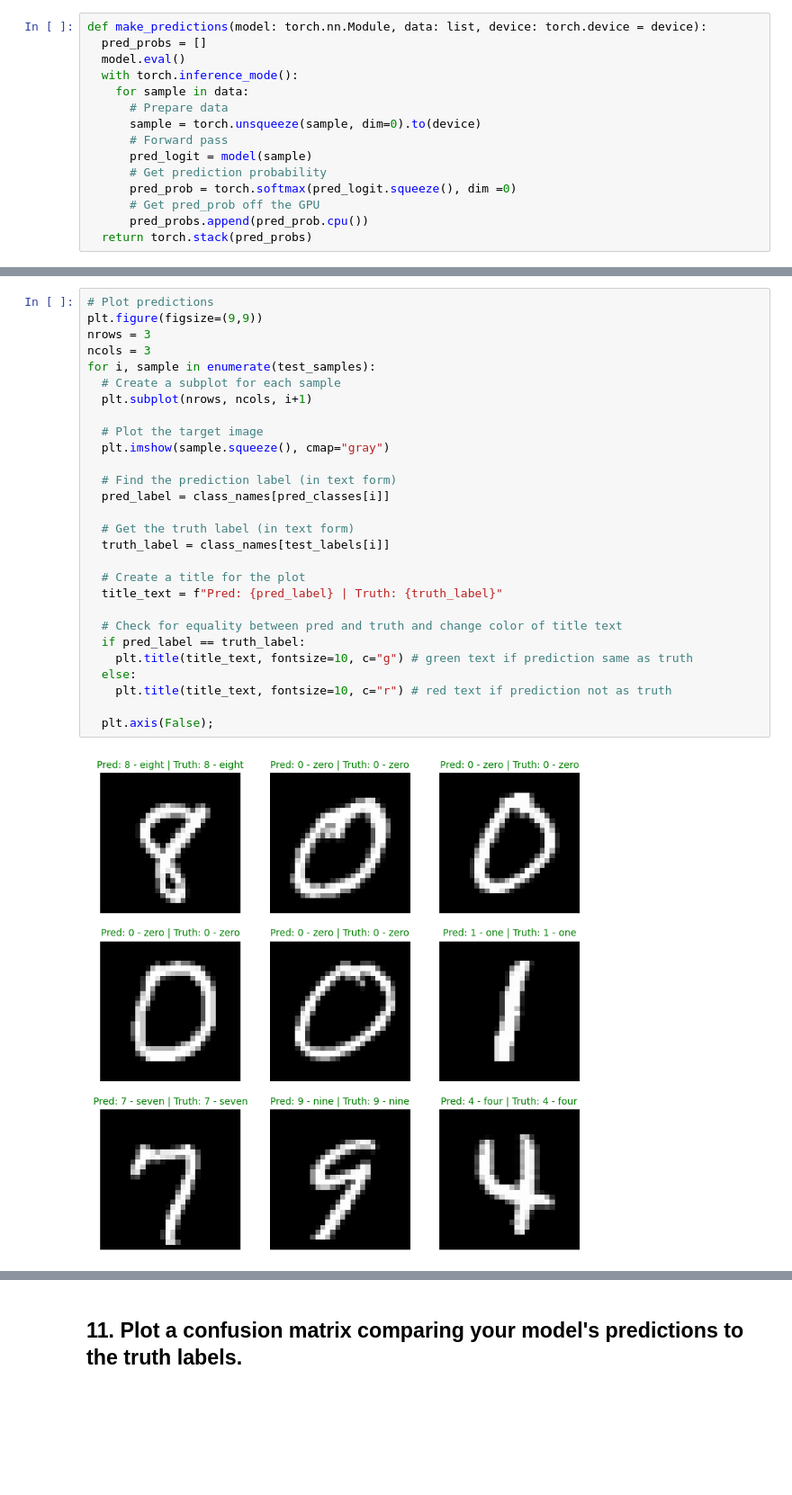
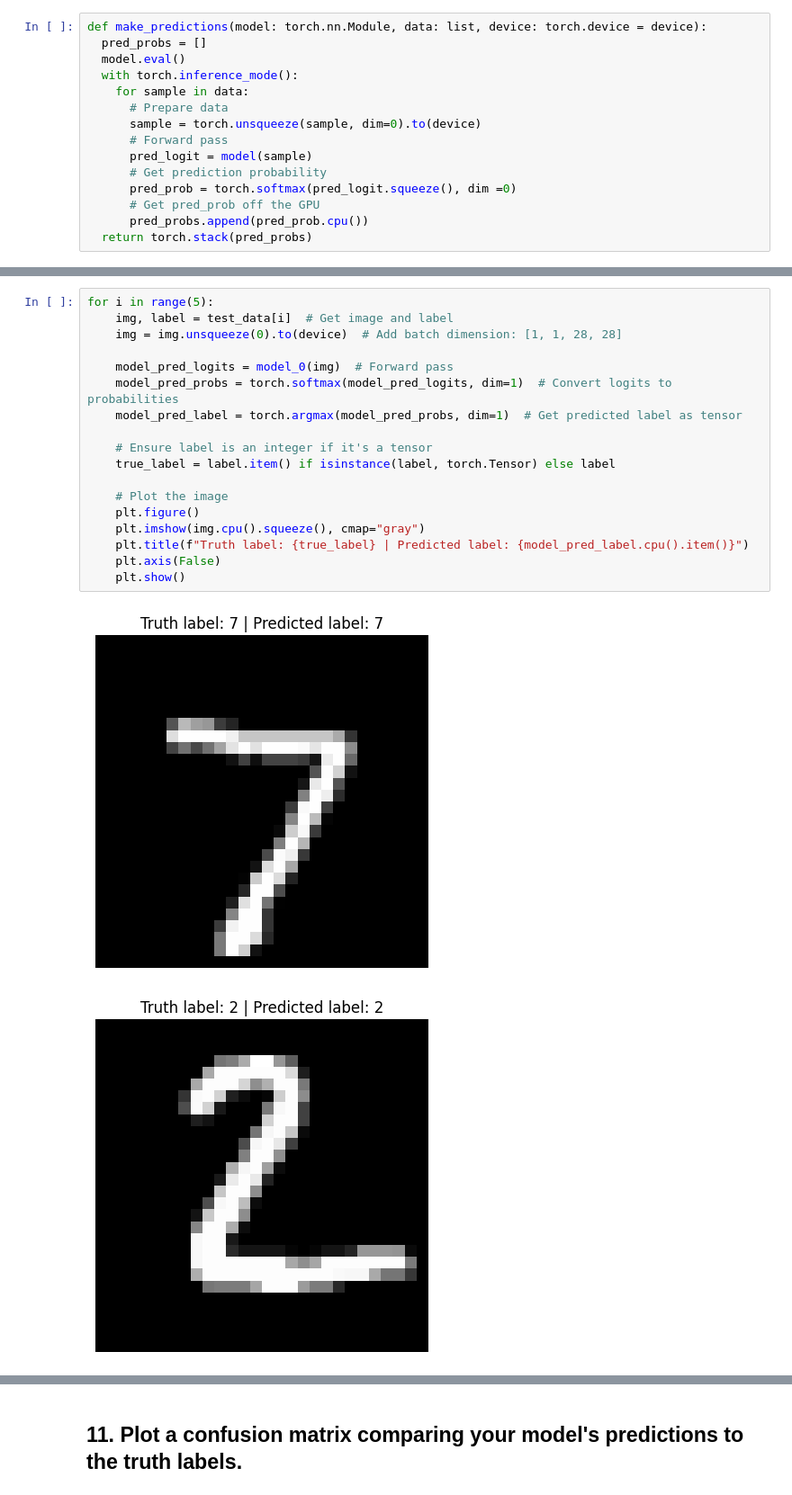
Before and after one commit to pirisc/Background-generator, a Jupyter notebook: extras/exercises/03_pytorch_computer_vision_exercises.ipynb, the cells around one changed output, grey strips where cells are left out. Shown at 90% size. Cells and saved outputs as stored; diff of their text form; blank space fills up the shorter version.

```diff
--- a/extras/exercises/03_pytorch_computer_vision_exercises.ipynb
+++ b/extras/exercises/03_pytorch_computer_vision_exercises.ipynb
@@ -397,30 +380,21 @@ tensor([8, 0, 0, 0, 0, 1, 7, 9, 4])
-# %%
-# Plot predictions
-plt.figure(figsize=(9,9))
-nrows = 3
-ncols = 3
-for i, sample in enumerate(test_samples):
-  # Create a subplot for each sample
-  plt.subplot(nrows, ncols, i+1)
-
-  # Plot the target image
-  plt.imshow(sample.squeeze(), cmap="gray")
-
-  # Find the prediction label (in text form)
-  pred_label = class_names[pred_classes[i]]
-
-  # Get the truth label (in text form)
-  truth_label = class_names[test_labels[i]]
-
-  # Create a title for the plot
-  title_text = f"Pred: {pred_label} | Truth: {truth_label}"
-
-  # Check for equality between pred and truth and change color of title text
-  if pred_label == truth_label:
-    plt.title(title_text, fontsize=10, c="g") # green text if prediction same as truth
-  else:
-    plt.title(title_text, fontsize=10, c="r") # red text if prediction not as truth
-
-  plt.axis(False);
-# %% [output]
-[figure, removed]
+# %%
+for i in range(5):
+    img, label = test_data[i]  # Get image and label
+    img = img.unsqueeze(0).to(device)  # Add batch dimension: [1, 1, 28, 28]
+
+    model_pred_logits = model_0(img)  # Forward pass
+    model_pred_probs = torch.softmax(model_pred_logits, dim=1)  # Convert logits to probabilities
+    model_pred_label = torch.argmax(model_pred_probs, dim=1)  # Get predicted label as tensor
+
+    # Ensure label is an integer if it's a tensor
+    true_label = label.item() if isinstance(label, torch.Tensor) else label
+
+    # Plot the image
+    plt.figure()
+    plt.imshow(img.cpu().squeeze(), cmap="gray")
+    plt.title(f"Truth label: {true_label} | Predicted label: {model_pred_label.cpu().item()}")
+    plt.axis(False)
+    plt.show()
+# %% [output]
+[figure, added]
+[figure, added]
```
Also changed, not shown: parts of 11 cells of this notebook.
